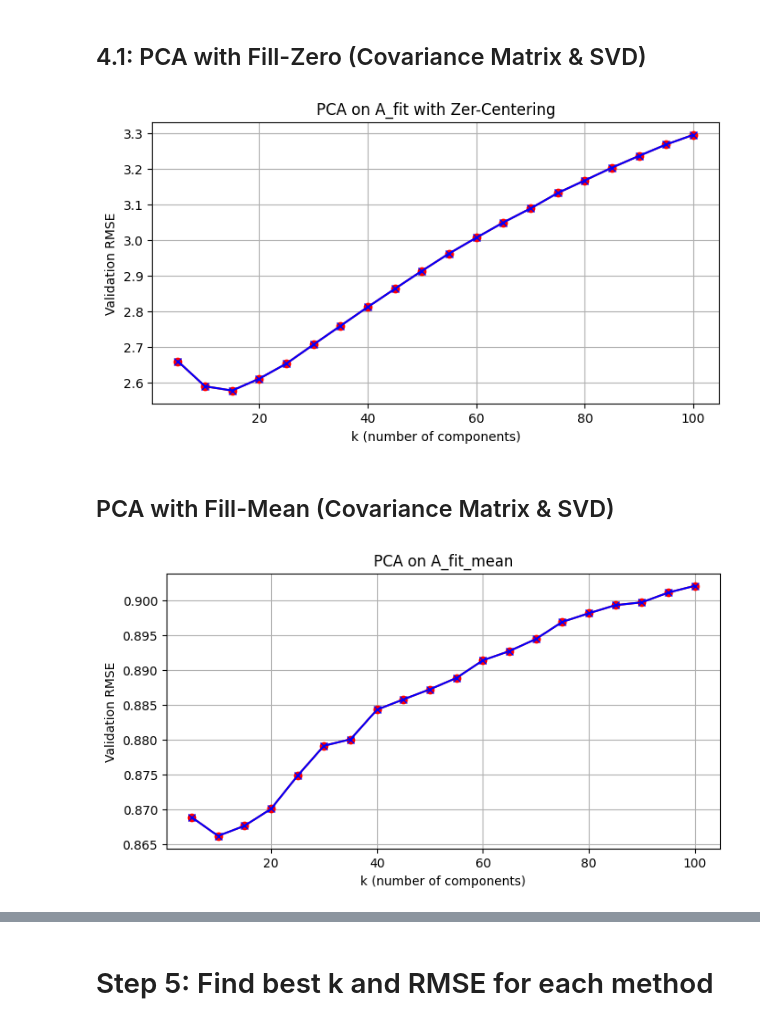
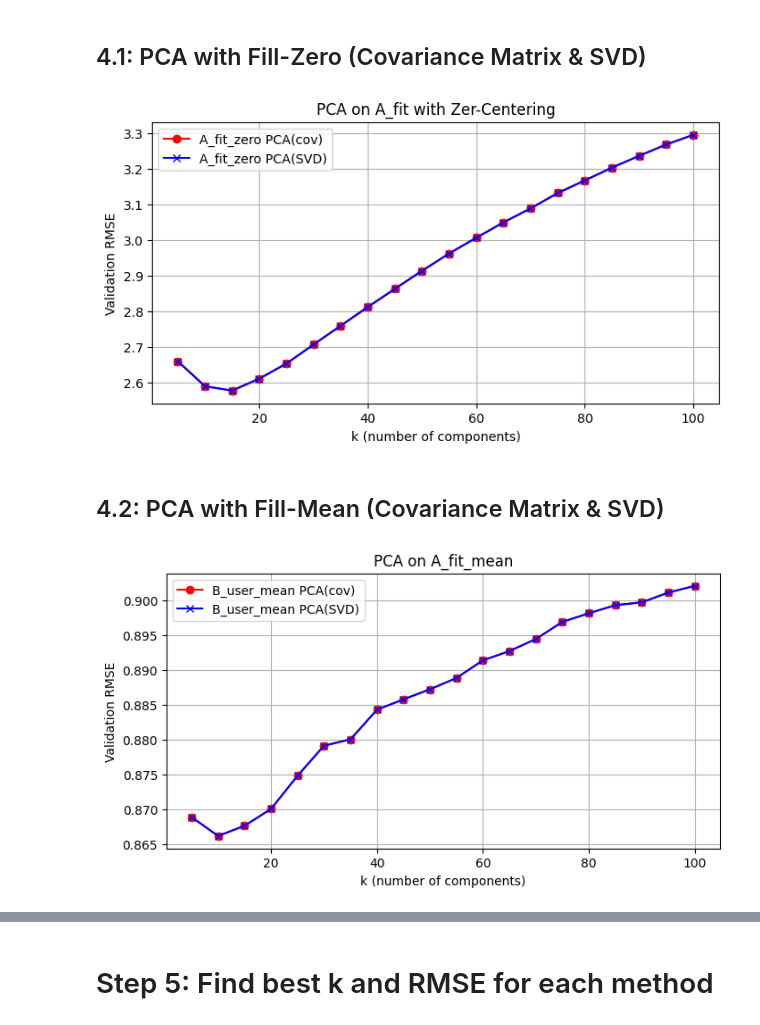
Before and after one commit to pouriaSameti/Mathematics-For-Data-Science, a Jupyter notebook: Project 2/code.ipynb, the cells around one changed output, grey strips where cells are left out. Cells and saved outputs as stored; diff of their text form; code cells hidden in the pictures.

```diff
--- a/Project 2/code.ipynb
+++ b/Project 2/code.ipynb
@@ -290,12 +290,13 @@ plt.plot(k_values, pca_svd_zero, marker='x', color='blue', label='A_fit_zero PCA
 plt.xlabel("k (number of components)")
 plt.ylabel("Validation RMSE")
 plt.title("PCA on A_fit with Zer-Centering")
+plt.legend()
 plt.grid(True)
 plt.show()
 # %% [output]
-[figure, old version]
+[figure, new version]
 # %% [markdown]
-## PCA with Fill-Mean (Covariance Matrix & SVD)
+## 4.2: PCA with Fill-Mean (Covariance Matrix & SVD)
 # %%
 # PCA via Covariance
 col_mean = A_fit_mean.mean(axis=0)
@@ -316,31 +317,32 @@ for k in k_values:
     rmse = root_mean_squared_error(true, pred)
     pca_cov_mean.append(rmse)
 
 
 # PCA via SVD
 col_mean = A_fit_mean.mean(axis=0)
 M_centered = A_fit_mean - col_mean
 U, s, VT = np.linalg.svd(M_centered, full_matrices=False)
 
 pca_svd_mean = []
 for k in k_values:
     Uk = U[:, :k]
     Sk = np.diag(s[:k])
     Vk = VT[:k, :]
     M_hat = (Uk @ Sk @ Vk) + col_mean
 
     pred = M_hat[val_rows, val_cols]
     true = A[val_rows, val_cols]
     rmse = root_mean_squared_error(true, pred)
     pca_svd_mean.append(rmse)
 
 plt.figure(figsize=(8, 4))
 plt.plot(k_values, pca_cov_mean, marker='o', color='red', label='B_user_mean PCA(cov)')
 plt.plot(k_values, pca_svd_mean, marker='x', color='blue', label='B_user_mean PCA(SVD)')
 plt.xlabel("k (number of components)")
 plt.ylabel("Validation RMSE")
 plt.title("PCA on A_fit_mean")
+plt.legend()
 plt.grid(True)
 plt.show()
 # %% [output]
-[figure, old version]
+[figure, new version]
```
Also changed, not shown: parts of 5 cells of this notebook.
